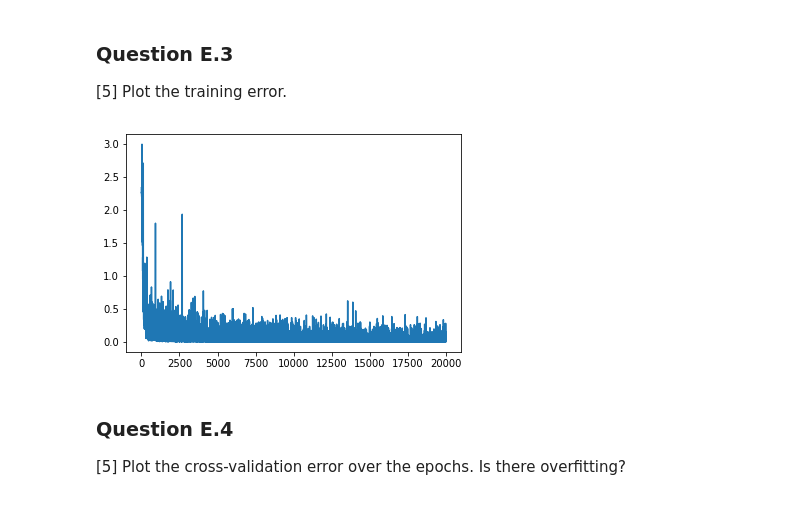
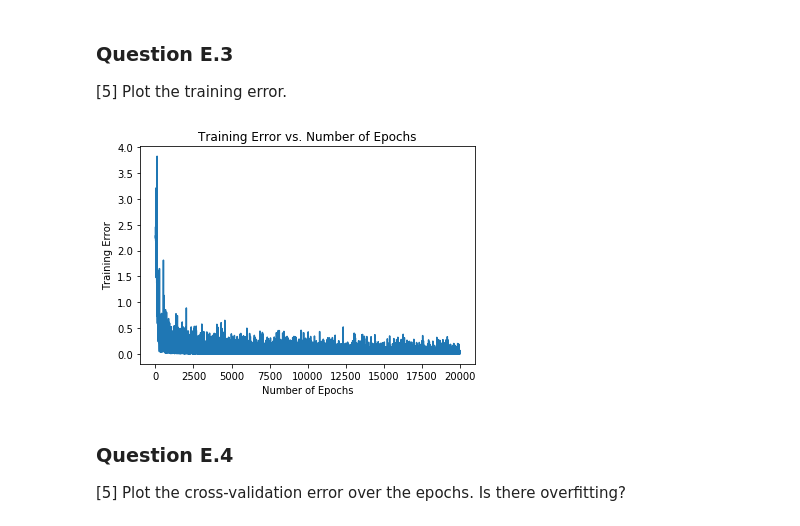
Before and after one commit to akiraaida/csci4050u, a Jupyter notebook: assignments/assign2/E.ipynb, the cells around one changed output. Drawn from its saved outputs; the diff is of its cells as text; code cells hidden in the pictures.

```diff
--- a/assignments/assign2/E.ipynb
+++ b/assignments/assign2/E.ipynb
@@ -109,11 +109,14 @@ DONE
 # %% [markdown]
 ### Question E.3
 [5] Plot the training error.
-# %%
-plt.plot(epochList, errList);
-plt.show()
-# %% [output]
-[figure, removed]
+# %%
+plt.plot(epochList, errList);
+plt.ylabel('Training Error')
+plt.xlabel('Number of Epochs')
+plt.title('Training Error vs. Number of Epochs')
+plt.show()
+# %% [output]
+[figure, added]
 # %% [markdown]
 ### Question E.4
 [5] Plot the cross-validation error over the epochs. Is there overfitting?
```
Also changed, not shown: parts of 4 cells of this notebook.
